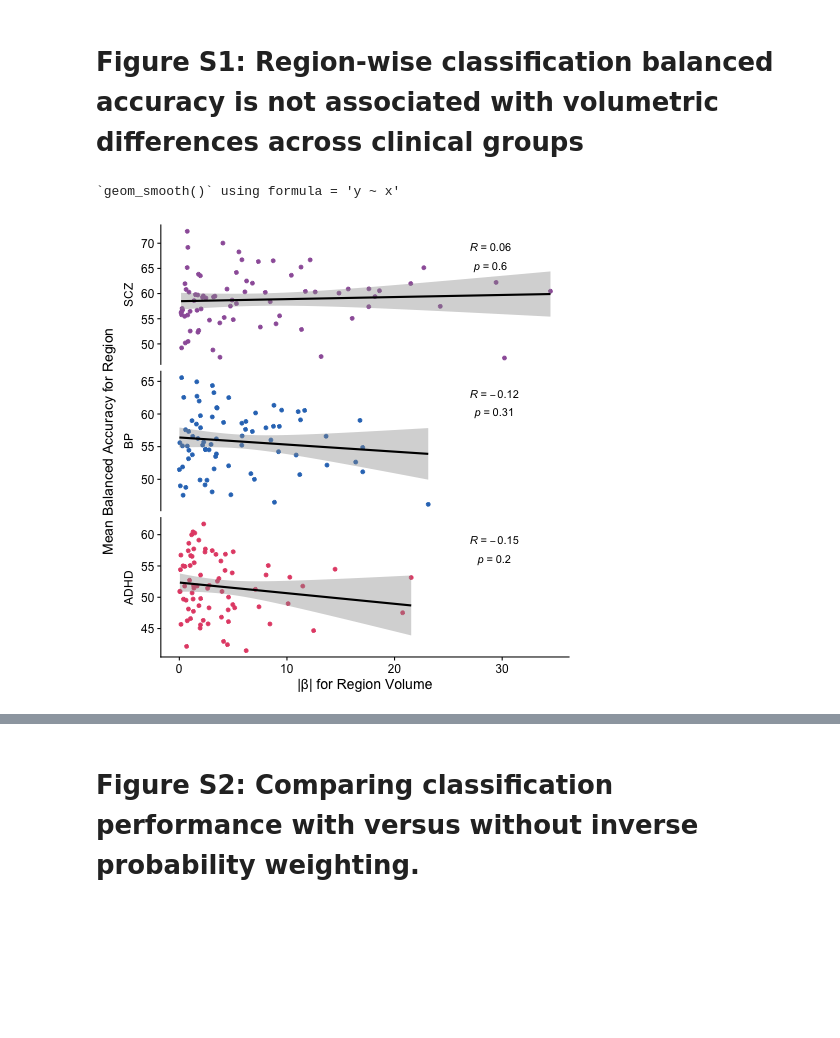
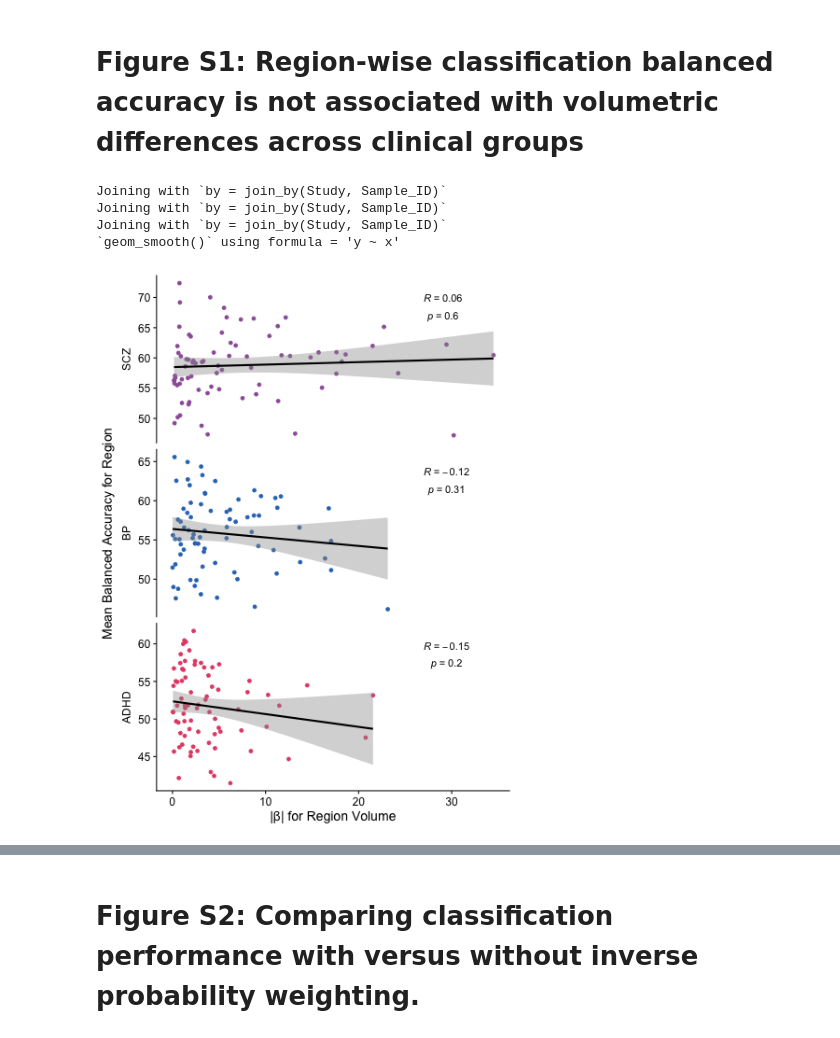
Before and after one commit to DynamicsAndNeuralSystems/fMRI_FeaturesDisorders, a Jupyter notebook: generate_all_figures.ipynb, the cells around one changed output, grey strips where cells are left out. Saved outputs shown, nothing was run; the diff lists cells and outputs as text; code cells hidden in the pictures; blank space fills up the shorter version.

```diff
--- a/generate_all_figures.ipynb
+++ b/generate_all_figures.ipynb
@@ -1046,20 +1050,17 @@ ROI_voxel_counts = pd.concat(ROI_voxel_counts_list, axis=0).reset_index(drop=Tru
+# %%
+# Load in the region-wise volumes data
+region_wise_volumes = pd.read_feather("data/input_data/UCLA_CNP_region_wise_volumes.feather")
 # %%
-%%R -i ROI_voxel_counts,aparc_aseg_LUT,UCLA_CNP_brain_region_info,study_group_df,UCLA_CNP_metadata,all_p_values -o ROI_volume_beta_by_group
+%%R -i region_wise_volumes,study_group_df,UCLA_CNP_metadata,all_p_values -o ROI_volume_beta_by_group -w 450 -h 600
 # Visualizations
-
-# Read in region-wise volumes
-region_wise_volumes <- ROI_voxel_counts %>%
-  left_join(., UCLA_CNP_metadata, by = join_by(Sample_ID)) %>%
-  mutate(Diagnosis = case_when(Diagnosis=="Schizophrenia" ~ "SCZ",
-                                      Diagnosis=="Bipolar" ~ "BP",
-                                      T ~ Diagnosis)) %>%
-  left_join(., aparc_aseg_LUT, by = join_by(ROI_Index)) %>%
-  left_join(., UCLA_CNP_brain_region_info, by = join_by(Brain_Region)) %>%
-  filter(!is.na(Index))
 
 # Fit OLS models to extract beta coefficient for regional volumes in each group relative to control
 run_lm_beta_stats_for_group <- function(Disorder, region_wise_volumes){
   res <- region_wise_volumes %>%
+    left_join(., UCLA_CNP_metadata) %>%
+    mutate(Diagnosis = case_when(Diagnosis == "Schizophrenia" ~ "SCZ",
+                                 Diagnosis == "Bipolar" ~ "BP",
+                                 T ~ Diagnosis)) %>%
     filter(Diagnosis %in% c(Disorder, "Control")) %>%
     dplyr::select(Brain_Region, Diagnosis, Num_Voxels) %>%
     mutate(Diagnosis = factor(Diagnosis, levels = c("Control", Disorder))) %>%
@@ -1089,32 +1090,35 @@ ROI_volume_beta_by_group %>%
   dplyr::select(Disorder, Brain_Region, estimate, p_value_HolmBonferroni) %>%
   mutate(p_value_HolmBonferroni = format(p_value_HolmBonferroni, digits=1)) %>%
   dplyr::rename("Volume Beta Coefficient" = "estimate",
                 "Brain Region" = "Brain_Region",
                 "Holm--Bonferroni p-value" = "p_value_HolmBonferroni") %>%
   write.csv(., "plots/tables/Table_S9_beta_coefficients_for_brain_region_volumes.csv", row.names = F)
 
 # Plot region-wise volume beta coefficients vs balanced accuracy
 ROI_volume_beta_by_group %>%
   dplyr::select(Brain_Region, Disorder, estimate) %>%
   dplyr::rename("beta_coef" = "estimate") %>%
   left_join(., all_p_values %>% filter(Analysis_Type=="Univariate_Brain_Region") %>% dplyr::rename("Brain_Region" = "group_var"),
             by = join_by(Brain_Region, Disorder)) %>%
   mutate(Disorder = factor(Disorder, levels = c("SCZ", "BP", "ADHD"))) %>%
   ggplot(data=., mapping=aes(x=abs(beta_coef), y=100*Balanced_Accuracy_Across_Folds, color=Disorder)) +
   geom_point() +
   facet_grid(Disorder ~ ., scales="free", switch="both") +
   ylab("Mean Balanced Accuracy for Region") +
   xlab("|\u03b2| for Region Volume") +
   stat_cor(method="pearson", cor.coef.name="R", color="black", label.sep = "\n", label.x = 27) +
   stat_smooth(method="lm", color="black") +
   scale_color_manual(values=c("SCZ" = "#9d60a8",
                               "BP" = "#2f77c0",
                               "ADHD" = "#e45075")) +
   theme(legend.position = "none",
         panel.border = element_blank(),
         strip.background = element_blank(),
         strip.placement = "outside")
 # %% [output]
+Joining with `by = join_by(Study, Sample_ID)`
+Joining with `by = join_by(Study, Sample_ID)`
+Joining with `by = join_by(Study, Sample_ID)`
 `geom_smooth()` using formula = 'y ~ x'
-[figure, old version]
+[figure, new version]
 # %%
```
Also changed, not shown: parts of 47 cells of this notebook, 5 other files.
